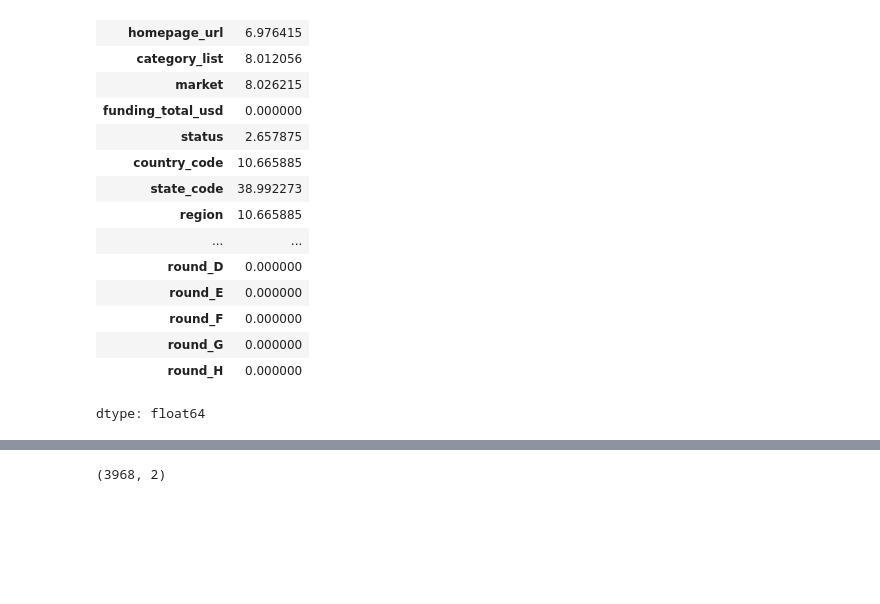
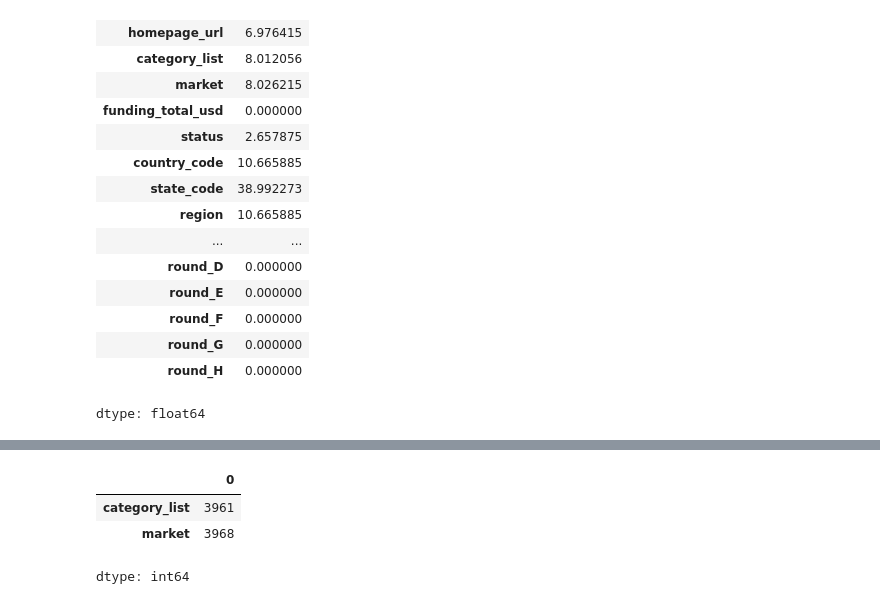
Before and after one commit to shamabansal17/Startups_funding_Analysis, a Jupyter notebook: funding_startup.ipynb, the cells around one changed output, grey strips where cells are left out. Saved outputs shown, nothing was run; the diff lists cells and outputs as text; code cells hidden in the pictures; blank space fills up the shorter version.

```diff
--- a/funding_startup.ipynb
+++ b/funding_startup.ipynb
@@ -245,9 +255,10 @@ df[df['name'].isna()]
 | 28221 | /organization/tell-it-in | NaN | http://tellitin10.com | |Startups| | Startups | 25000 | closed | NaN | ... |
 # %%
 df['name'].fillna('Tell It in 10',inplace=True)
-# %%
-pd.set_option('display.max_columns', 50)
-
-df[df[['category_list','market']].isna().any(axis=1)][['category_list','market']].shape
-# %% [output]
-(3968, 2)
+# %%
+df[['category_list','market']].isna().sum()
+# %% [output]
+|  | 0 |
+| category_list | 3961 |
+| market | 3968 |
+dtype: int64
```
Also changed, not shown: parts of 30 cells of this notebook.
